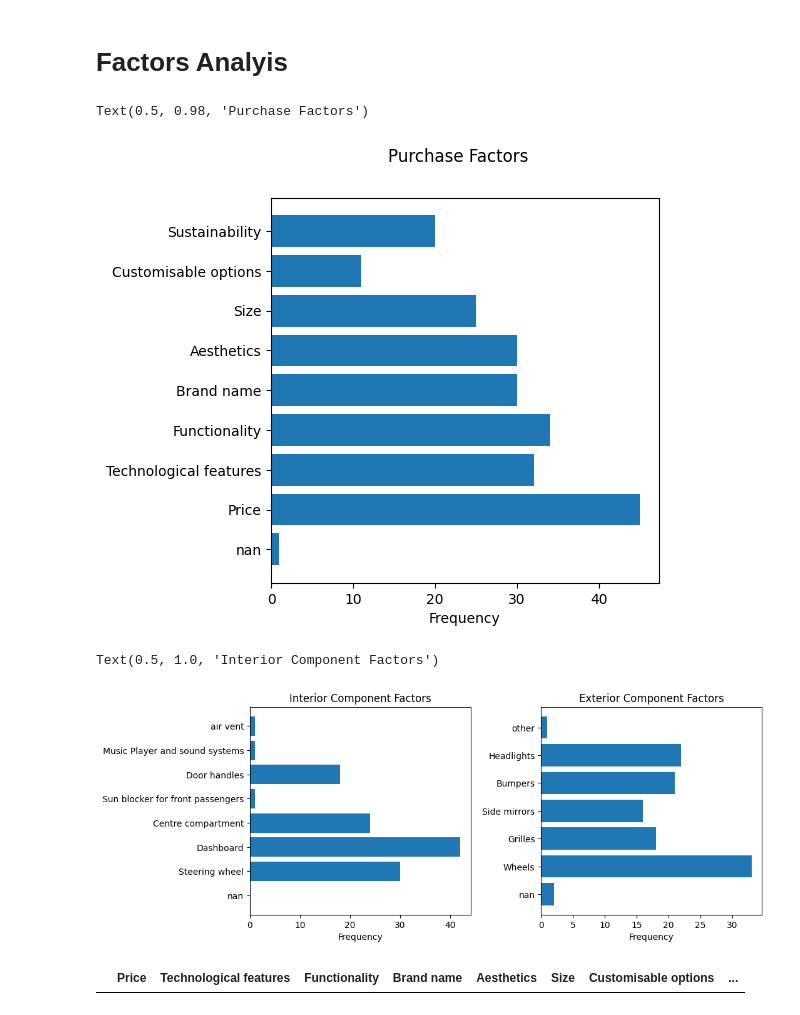
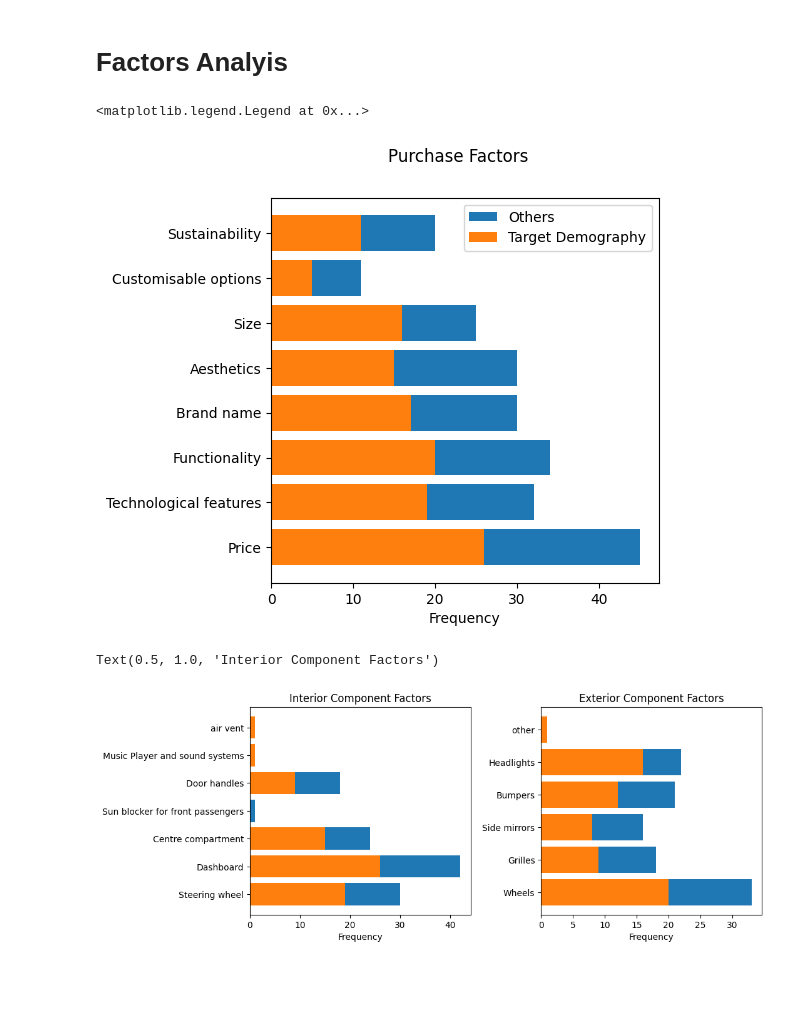
Before and after one commit to PatrickPetch/product-survey-data-analysis, a Jupyter notebook: james_data_visualizations.ipynb, the cells around one changed output. Drawn from its saved outputs; the diff is of its cells as text; code cells hidden in the pictures; blank space fills up the shorter version.

```diff
--- a/james_data_visualizations.ipynb
+++ b/james_data_visualizations.ipynb
@@ -62,0 +97,3 @@ data
+# %%
+doi = np.logical_and(data['Age'] < 2, data['Gender'] == 0)
+data['doi'] = doi
@@ -62,0 +107,11 @@ data
+# %%
+market_share = [0] * len(value_dict['Age'])
+mean_price = [0, 250, 750, 1250]
+for i in range(len(data['WTSCustomization'].to_numpy())):
+    market_share[data['Age'].to_numpy()[i]] += mean_price[data['WTSCustomization'].to_numpy()[i]]
+for i in range(len(data['WTSPersonalization'].to_numpy())):
+    market_share[data['Age'].to_numpy()[i]] += mean_price[data['WTSPersonalization'].to_numpy()[i]]
+
+fig, ax = plt.subplots(1,1)
+ax.pie(market_share, labels=value_dict['Age'], autopct='%1d%%')
+ax.set_title('Market Share')
@@ -94,35 +152,46 @@ data[['WTSCustomization', 'WTSPersonalization']].astype('int8').corr()
 # %% [markdown]
 # Factors Analyis
 # %%
-factor_dict = {'nan': 0}
+factor_dict = {}
 for factors in data['FactorsPurchase']:
     if factors is not np.nan:
         for factor in factors.split(';'):
             if factor in factor_dict.keys():
                 factor_dict[factor] += 1
             else:
                 factor_dict[factor] = 1
-    else:
-        factor_dict['nan'] += 1
+
+doi_factor_dict = {}
+for factors in data['FactorsPurchase'][data['doi']]:
+    if factors is not np.nan:
+        for factor in factors.split(';'):
+            if factor in doi_factor_dict.keys():
+                doi_factor_dict[factor] += 1
+            else:
+                doi_factor_dict[factor] = 1
 
 factor_dict['Sustainability'] = factor_dict['Sustainability/environment considerations']
-del factor_dict['Sustainability/environment considerations']
+doi_factor_dict['Sustainability'] = doi_factor_dict['Sustainability/environment considerations']
+del factor_dict['Sustainability/environment considerations'], doi_factor_dict['Sustainability/environment considerations']
 
 hist_temp = [factor_dict[i] for i in factor_dict.keys()]
+doi_hist_temp = [doi_factor_dict[i] for i in doi_factor_dict.keys()]
 fig, ax = plt.subplots(1,1, figsize=(5,5))
-ax.barh(list(range(len(hist_temp))), hist_temp)
+ax.barh(list(range(len(hist_temp))), hist_temp, label='Others')
+ax.barh(list(range(len(doi_hist_temp))), doi_hist_temp, label='Target Demography')
 
 ax.set_yticks(list(range(len(hist_temp))), factor_dict.keys(), rotation = 0, fontsize=10)
 ax.set_xlabel(f'Frequency')
 fig.suptitle('Purchase Factors')
+ax.legend()
 # %% [output]
-Text(0.5, 0.98, 'Purchase Factors')
+<matplotlib.legend.Legend at 0x...>
-[figure, old version]
+[figure, new version]
 # %%
 fig, ax = plt.subplots(1,2, figsize=(10,5))
 fig.tight_layout(pad=5.0)
 # Exterior
-ext_dict = {'nan': 0}
+ext_dict = {}
 for factors in data['ExteriorComponents']:
     if factors is not np.nan:
         for factor in factors.split(';'):
@@ -130,22 +199,33 @@ for factors in data['ExteriorComponents']:
                 ext_dict[factor] += 1
             else:
                 ext_dict[factor] = 1
-    else:
-        ext_dict['nan'] += 1
+
+doi_ext_dict = {i: 0 for i in ext_dict.keys()}
+for factors in data['ExteriorComponents'][data['doi']]:
+    if factors is not np.nan:
+        for factor in factors.split(';'):
+            if factor in doi_ext_dict.keys():
+                doi_ext_dict[factor] += 1
+            else:
+                doi_ext_dict[factor] = 1
 
 # Remove Anomaly
+
 ext_dict['other'] = ext_dict['add body kit and change the exhaust and tune the engine']
-del ext_dict['add body kit and change the exhaust and tune the engine']
+doi_ext_dict['other'] = doi_ext_dict['add body kit and change the exhaust and tune the engine']
+del ext_dict['add body kit and change the exhaust and tune the engine'], doi_ext_dict['add body kit and change the exhaust and tune the engine']
 
 hist_temp = [ext_dict[i] for i in ext_dict.keys()]
+doi_hist_temp = [doi_ext_dict[i] for i in doi_ext_dict.keys()]
 ax[1].barh(list(range(len(hist_temp))), hist_temp)
+ax[1].barh(list(range(len(doi_hist_temp))), doi_hist_temp)
 
 ax[1].set_yticks(list(range(len(hist_temp))), ext_dict.keys(), rotation = 0, fontsize=10)
 ax[1].set_xlabel(f'Frequency')
 ax[1].set_title('Exterior Component Factors')
 
 # Interior
-int_dict = {'nan': 0}
+int_dict = {}
 for factors in data['InteriorComponents']:
     if factors is not np.nan:
         for factor in factors.split(';'):
@@ -153,15 +233,24 @@ for factors in data['InteriorComponents']:
                 int_dict[factor] += 1
             else:
                 int_dict[factor] = 1
-    else:
-        int_dict['nan'] += 1
+
+doi_int_dict = {i: 0 for i in int_dict.keys()}
+for factors in data['InteriorComponents'][data['doi']]:
+    if factors is not np.nan:
+        for factor in factors.split(';'):
+            if factor in doi_int_dict.keys():
+                doi_int_dict[factor] += 1
+            else:
+                doi_int_dict[factor] = 1
 
 hist_temp = [int_dict[i] for i in int_dict.keys()]
+doi_hist_temp = [doi_int_dict[i] for i in doi_int_dict.keys()]
 ax[0].barh(list(range(len(hist_temp))), hist_temp)
+ax[0].barh(list(range(len(doi_hist_temp))), doi_hist_temp)
 
 ax[0].set_yticks(list(range(len(hist_temp))), int_dict.keys(), rotation = 0, fontsize=10)
 ax[0].set_xlabel(f'Frequency')
 ax[0].set_title('Interior Component Factors')
 # %% [output]
 Text(0.5, 1.0, 'Interior Component Factors')
-[figure, old version]
+[figure, new version]
@@ -170,4 +256,0 @@ purchase_factor_df = pd.DataFrame(columns=list(factor_dict.keys())[1:])
-# %%
-purchase_factor_df
-# %% [output]
-|  | Price | Technological features | Functionality | Brand name | Aesthetics | Size | Customisable options | ... |
```
Also changed, not shown: parts of 11 cells of this notebook.
